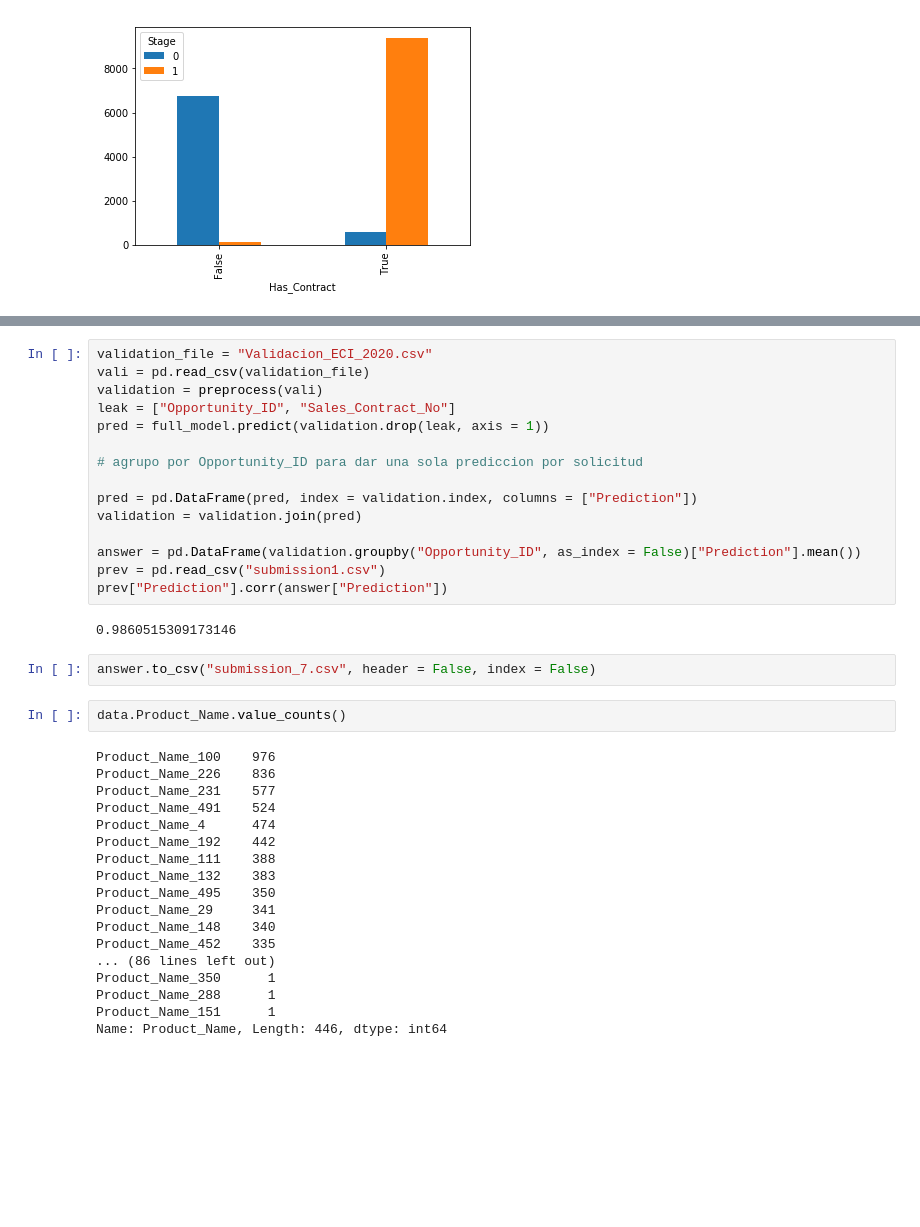
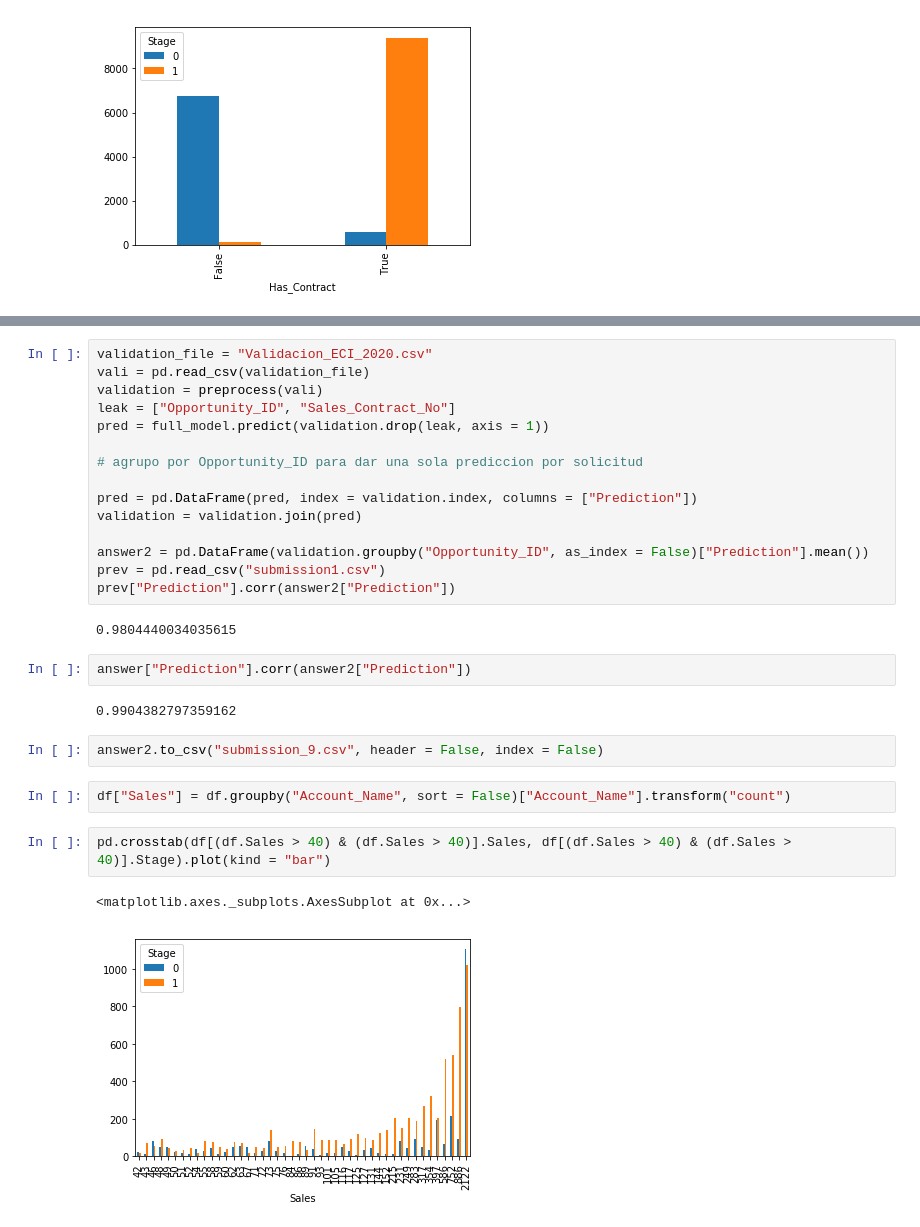
Before and after one commit to eugenusb/Alix2020, a Jupyter notebook: Auxiliar3.ipynb, the cells around one changed output, grey strips where cells are left out. Saved outputs shown, nothing was run; the diff lists cells and outputs as text; blank space fills up the shorter version.

```diff
--- a/Auxiliar3.ipynb
+++ b/Auxiliar3.ipynb
@@ -357,30 +260,21 @@ pred = full_model.predict(validation.drop(leak, axis = 1))
 pred = pd.DataFrame(pred, index = validation.index, columns = ["Prediction"])
 validation = validation.join(pred)
 
-answer = pd.DataFrame(validation.groupby("Opportunity_ID", as_index = False)["Prediction"].mean())
+answer2 = pd.DataFrame(validation.groupby("Opportunity_ID", as_index = False)["Prediction"].mean())
 prev = pd.read_csv("submission1.csv")
-prev["Prediction"].corr(answer["Prediction"])
+prev["Prediction"].corr(answer2["Prediction"])
 # %% [output]
-0.9860515309173146
+0.9804440034035615
+# %%
+answer["Prediction"].corr(answer2["Prediction"])
+# %% [output]
+0.9904382797359162
 # %%
-answer.to_csv("submission_7.csv", header = False, index = False)
+answer2.to_csv("submission_9.csv", header = False, index = False)
-# %%
-data.Product_Name.value_counts()
-# %% [output]
-Product_Name_100    976
-Product_Name_226    836
-Product_Name_231    577
-Product_Name_491    524
-Product_Name_4      474
-Product_Name_192    442
-Product_Name_111    388
-Product_Name_132    383
-Product_Name_495    350
-Product_Name_29     341
-Product_Name_148    340
-Product_Name_452    335
-... (86 lines left out)
-Product_Name_350      1
-Product_Name_288      1
-Product_Name_151      1
-Name: Product_Name, Length: 446, dtype: int64
+# %%
+df["Sales"] = df.groupby("Account_Name", sort = False)["Account_Name"].transform("count")
+# %%
+pd.crosstab(df[(df.Sales > 40) & (df.Sales > 40)].Sales, df[(df.Sales > 40) & (df.Sales > 40)].Stage).plot(kind = "bar")
+# %% [output]
+<matplotlib.axes._subplots.AxesSubplot at 0x...>
+[figure, added]
```
Also changed, not shown: parts of 29 cells of this notebook, 2 other files.
